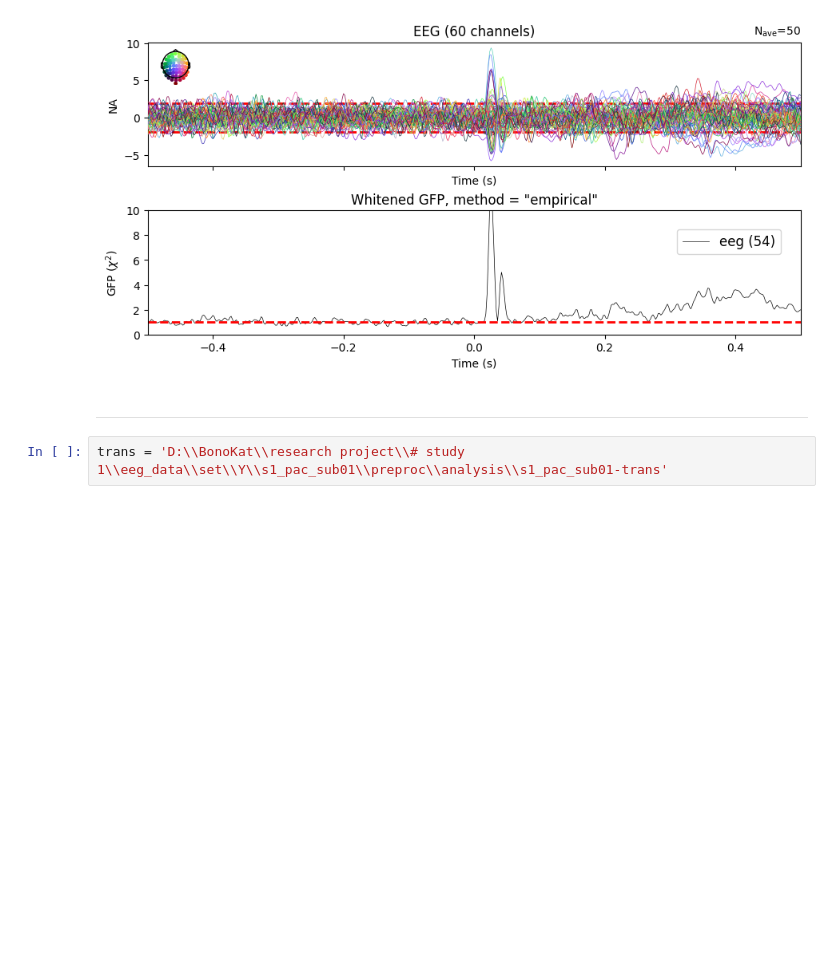
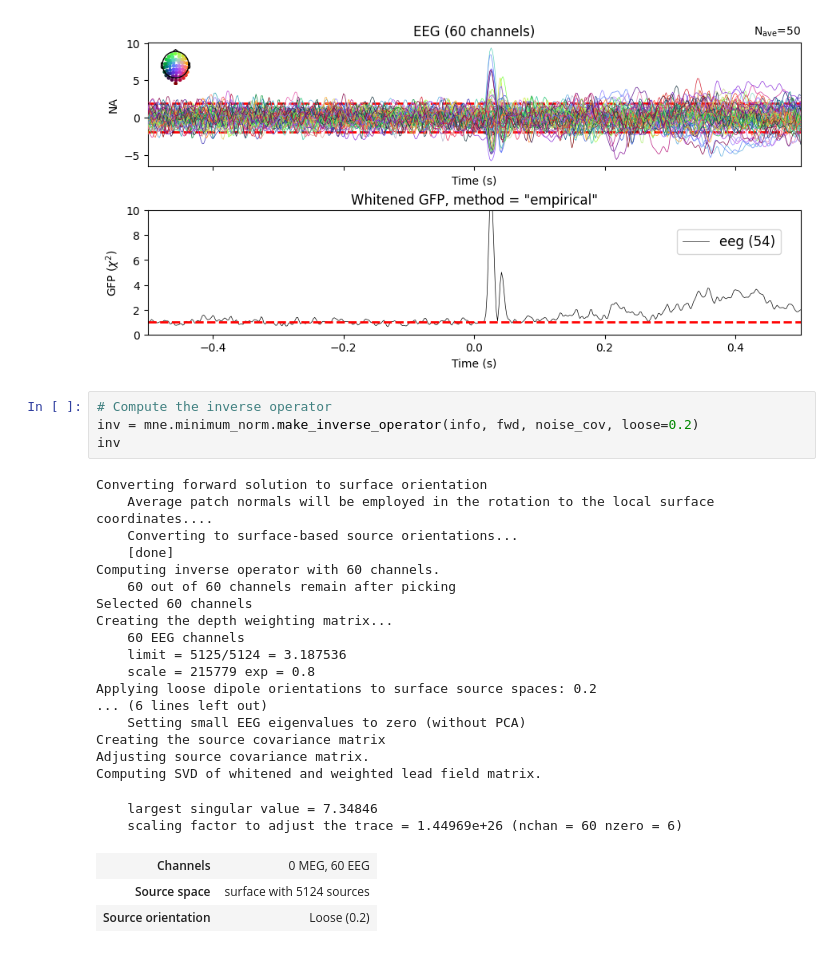
Before and after one commit to bonokat/motor_pac, a Jupyter notebook: 9. MRI preproc.ipynb, the cells around one changed output. Drawn from its saved outputs; the diff is of its cells as text; blank space fills up the shorter version.

```diff
--- a/9. MRI preproc.ipynb
+++ b/9. MRI preproc.ipynb
@@ -488,7 +461,30 @@ Computing rank from covariance with rank={'eeg': 54}
     Setting small EEG eigenvalues to zero (without PCA)
     Created the whitener using a noise covariance matrix with rank 54 (6 small eigenvalues omitted)
 [figure]
-# %% [markdown]
-______________________
-# %%
-trans = 'D:\\BonoKat\\research project\\# study 1\\eeg_data\\set\\Y\\s1_pac_sub01\\preproc\\analysis\\s1_pac_sub01-trans'
+# %%
+# Compute the inverse operator
+inv = mne.minimum_norm.make_inverse_operator(info, fwd, noise_cov, loose=0.2)
+inv
+# %% [output]
+Converting forward solution to surface orientation
+    Average patch normals will be employed in the rotation to the local surface coordinates....
+    Converting to surface-based source orientations...
+    [done]
+Computing inverse operator with 60 channels.
+    60 out of 60 channels remain after picking
+Selected 60 channels
+Creating the depth weighting matrix...
+    60 EEG channels
+    limit = 5125/5124 = 3.187536
+    scale = 215779 exp = 0.8
+Applying loose dipole orientations to surface source spaces: 0.2
+... (6 lines left out)
+    Setting small EEG eigenvalues to zero (without PCA)
+Creating the source covariance matrix
+Adjusting source covariance matrix.
+Computing SVD of whitened and weighted lead field matrix.
+    largest singular value = 7.34846
+    scaling factor to adjust the trace = 1.44969e+26 (nchan = 60 nzero = 6)
+| Channels | 0 MEG, 60 EEG |
+| Source space | surface with 5124 sources |
+| Source orientation | Loose (0.2) |
```
Also changed, not shown: parts of 35 cells of this notebook.
